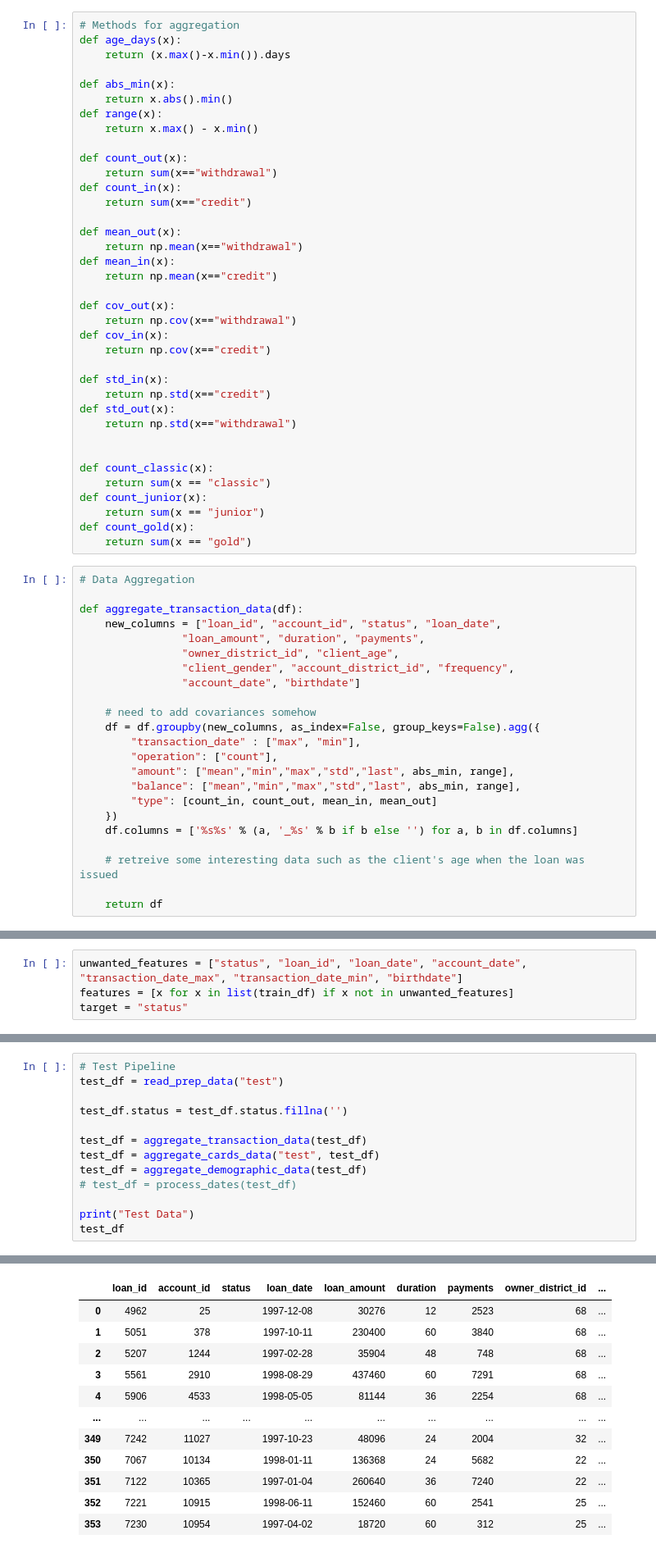
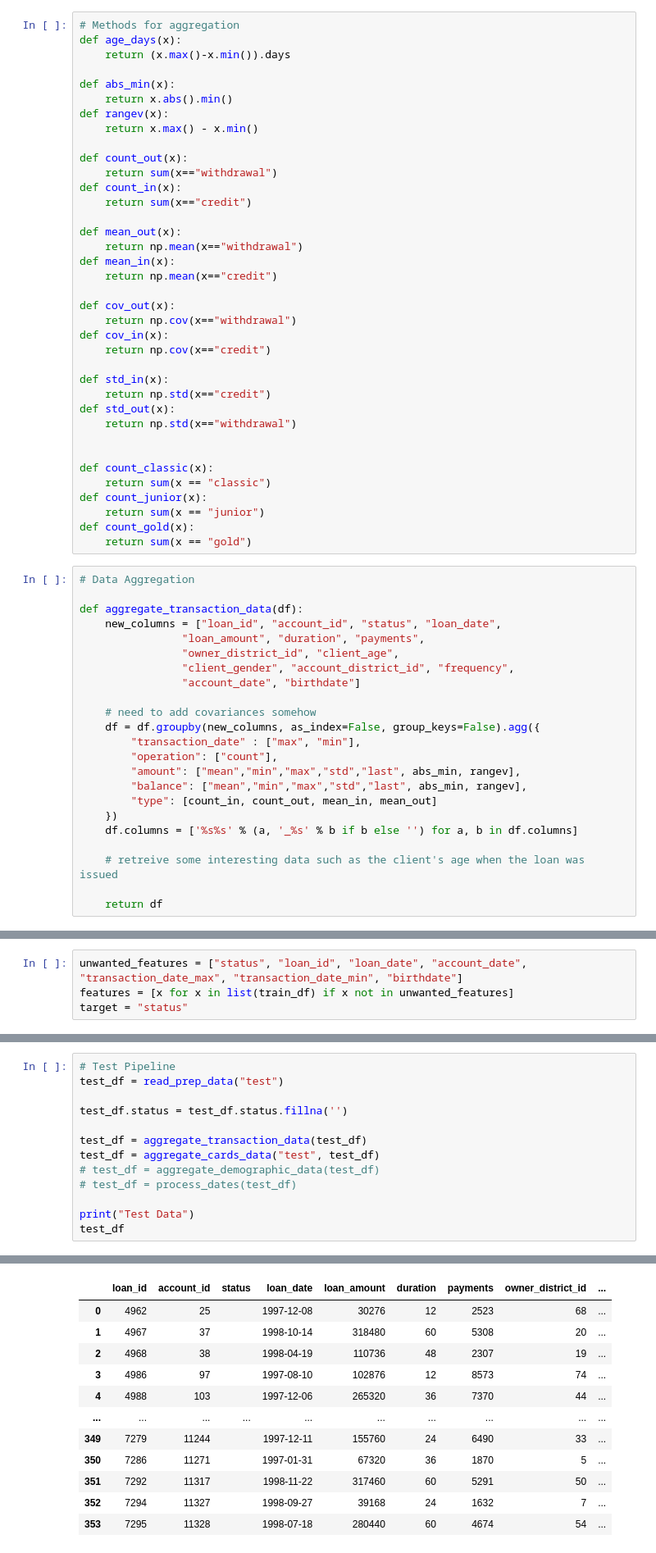
Before and after one commit to goncaloacteixeira/feup-ac, a Jupyter notebook: feup-ac-proj.ipynb, the cells around one changed output, grey strips where cells are left out. Shown at 82% size. Drawn from its saved outputs; the diff is of its cells as text.

```diff
--- a/feup-ac-proj.ipynb
+++ b/feup-ac-proj.ipynb
@@ -173,7 +173,7 @@ def age_days(x):
 
 def abs_min(x):
     return x.abs().min()
-def range(x):
+def rangev(x):
     return x.max() - x.min()
 
 def count_out(x):
@@ -217,8 +217,8 @@ def aggregate_transaction_data(df):
     df = df.groupby(new_columns, as_index=False, group_keys=False).agg({
         "transaction_date" : ["max", "min"],
         "operation": ["count"],
-        "amount": ["mean","min","max","std","last", abs_min, range],
-        "balance": ["mean","min","max","std","last", abs_min, range],
+        "amount": ["mean","min","max","std","last", abs_min, rangev],
+        "balance": ["mean","min","max","std","last", abs_min, rangev],
         "type": [count_in, count_out, mean_in, mean_out]
     })
     df.columns = ['%s%s' % (a, '_%s' % b if b else '') for a, b in df.columns]
@@ -347,27 +372,27 @@ AUC Score:  0.6392318244170097
 # %%
 # Test Pipeline
 test_df = read_prep_data("test")
 
 test_df.status = test_df.status.fillna('')
 
 test_df = aggregate_transaction_data(test_df)
 test_df = aggregate_cards_data("test", test_df)
-test_df = aggregate_demographic_data(test_df)
+# test_df = aggregate_demographic_data(test_df)
 # test_df = process_dates(test_df)
 
 print("Test Data")
 test_df
 # %% [output]
 Test Data
 |  | loan_id | account_id | status | loan_date | loan_amount | duration | payments | owner_district_id | ... |
 | 0 | 4962 | 25 |  | 1997-12-08 | 30276 | 12 | 2523 | 68 | ... |
-| 1 | 5051 | 378 |  | 1997-10-11 | 230400 | 60 | 3840 | 68 | ... |
-| 2 | 5207 | 1244 |  | 1997-02-28 | 35904 | 48 | 748 | 68 | ... |
-| 3 | 5561 | 2910 |  | 1998-08-29 | 437460 | 60 | 7291 | 68 | ... |
-| 4 | 5906 | 4533 |  | 1998-05-05 | 81144 | 36 | 2254 | 68 | ... |
+| 1 | 4967 | 37 |  | 1998-10-14 | 318480 | 60 | 5308 | 20 | ... |
+| 2 | 4968 | 38 |  | 1998-04-19 | 110736 | 48 | 2307 | 19 | ... |
+| 3 | 4986 | 97 |  | 1997-08-10 | 102876 | 12 | 8573 | 74 | ... |
+| 4 | 4988 | 103 |  | 1997-12-06 | 265320 | 36 | 7370 | 44 | ... |
 | ... | ... | ... | ... | ... | ... | ... | ... | ... | ... |
-| 349 | 7242 | 11027 |  | 1997-10-23 | 48096 | 24 | 2004 | 32 | ... |
-| 350 | 7067 | 10134 |  | 1998-01-11 | 136368 | 24 | 5682 | 22 | ... |
-| 351 | 7122 | 10365 |  | 1997-01-04 | 260640 | 36 | 7240 | 22 | ... |
-| 352 | 7221 | 10915 |  | 1998-06-11 | 152460 | 60 | 2541 | 25 | ... |
-| 353 | 7230 | 10954 |  | 1997-04-02 | 18720 | 60 | 312 | 25 | ... |
+| 349 | 7279 | 11244 |  | 1997-12-11 | 155760 | 24 | 6490 | 33 | ... |
+| 350 | 7286 | 11271 |  | 1997-01-31 | 67320 | 36 | 1870 | 5 | ... |
+| 351 | 7292 | 11317 |  | 1998-11-22 | 317460 | 60 | 5291 | 50 | ... |
+| 352 | 7294 | 11327 |  | 1998-09-27 | 39168 | 24 | 1632 | 7 | ... |
+| 353 | 7295 | 11328 |  | 1998-07-18 | 280440 | 60 | 4674 | 54 | ... |
```
Also changed, not shown: parts of 4 cells of this notebook.
